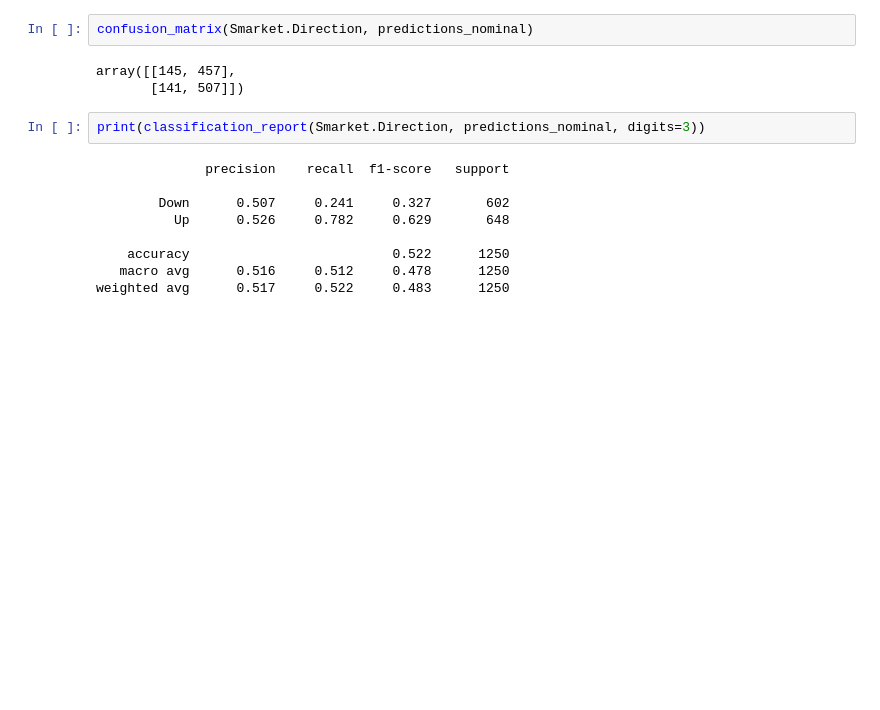
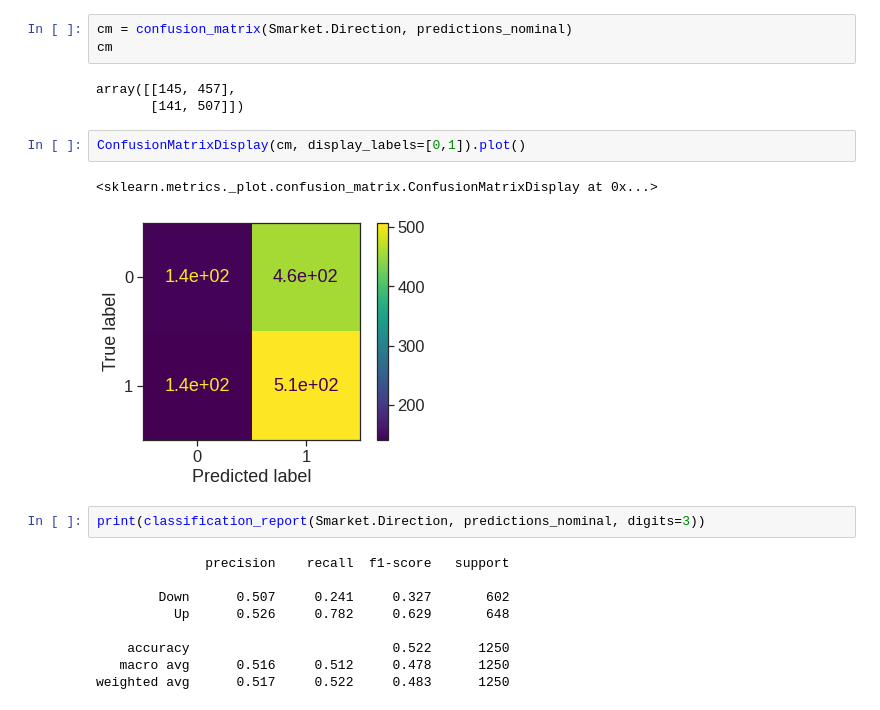
Before and after one commit to phonchi/nsysu-math6084, a Jupyter notebook: static_files/presentations/Chapter_4_Lab.ipynb, the cells around one changed output. Cells and saved outputs as stored; diff of their text form; blank space fills up the shorter version.

```diff
--- a/static_files/presentations/Chapter_4_Lab.ipynb
+++ b/static_files/presentations/Chapter_4_Lab.ipynb
@@ -233,10 +234,16 @@ predictions_nominal = [ "Up" if x > 0.5 else "Down" for x in predictions]
 # %% [markdown]
 Given these predictions, the `confusion_matrix()` function can be used to produce a confusion matrix in order to determine how many observations were correctly or incorrectly classified.
 # %%
-confusion_matrix(Smarket.Direction, predictions_nominal)
+cm = confusion_matrix(Smarket.Direction, predictions_nominal)
+cm
 # %% [output]
 array([[145, 457],
        [141, 507]])
+# %%
+ConfusionMatrixDisplay(cm, display_labels=[0,1]).plot()
+# %% [output]
+<sklearn.metrics._plot.confusion_matrix.ConfusionMatrixDisplay at 0x...>
+[figure, added]
 # %%
 print(classification_report(Smarket.Direction, predictions_nominal, digits=3))
 # %% [output]
```
Also changed, not shown: parts of 32 cells of this notebook.
